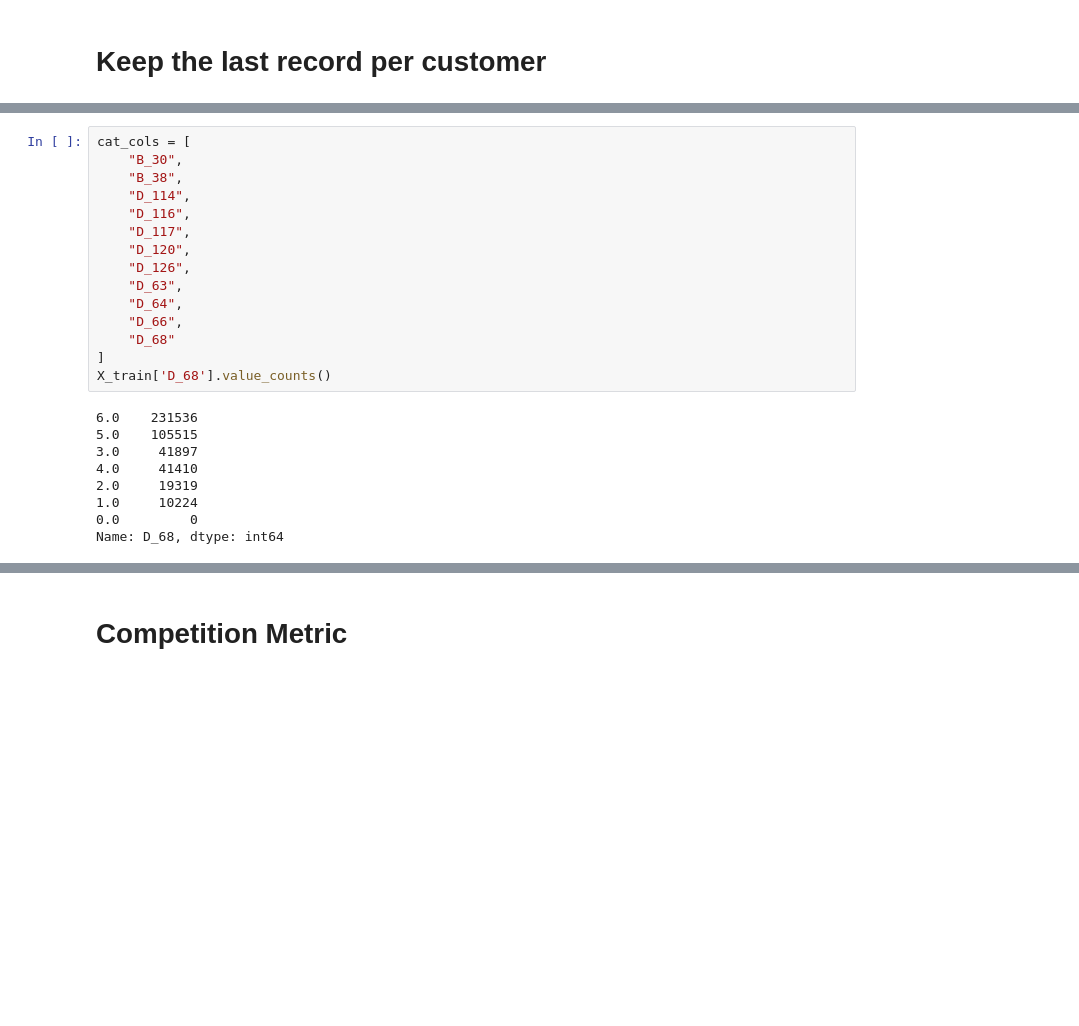
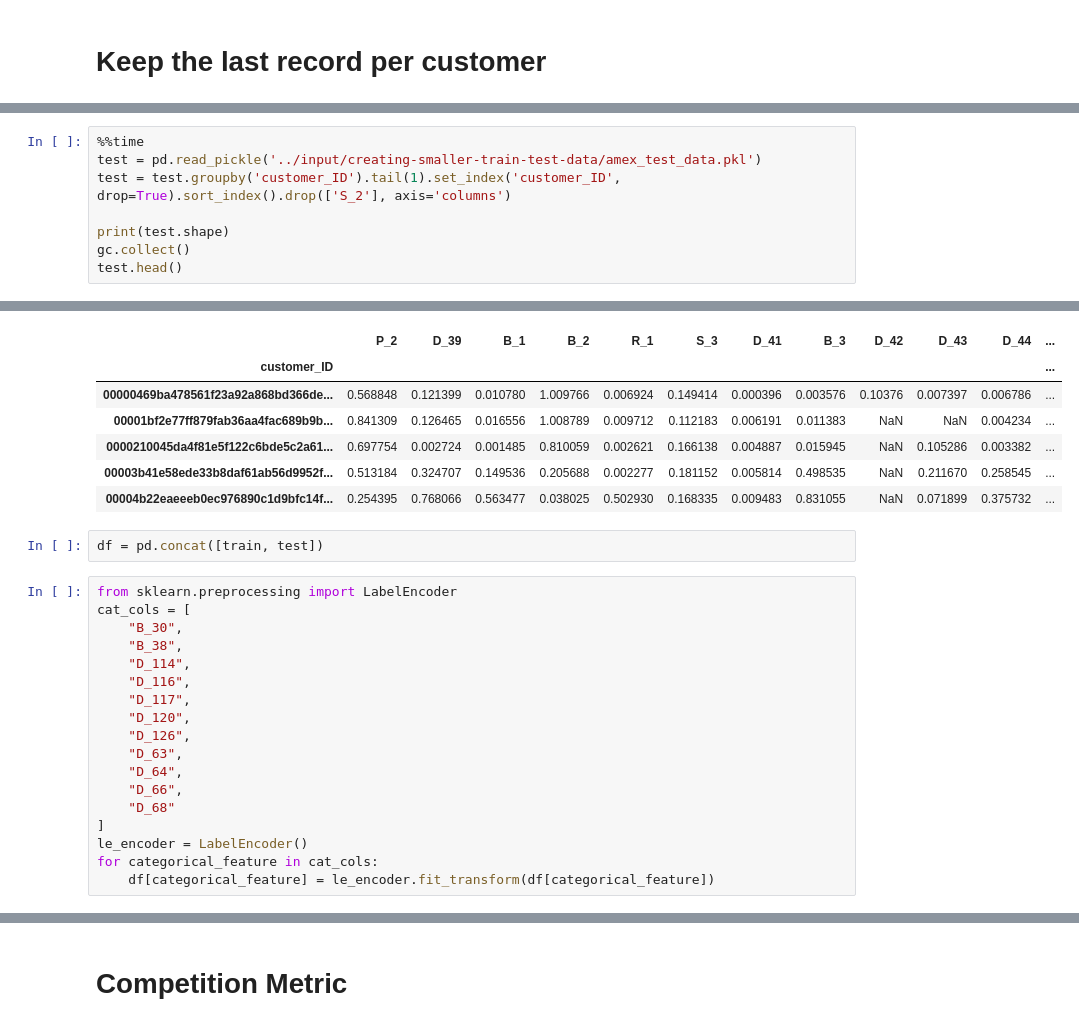
Before and after one commit to nsu1210/Kaggle, a Jupyter notebook: amex-lgbm-last-row-only.ipynb, the cells around one changed output, grey strips where cells are left out. Drawn from its saved outputs; the diff is of its cells as text; blank space fills up the shorter version.

Commit message:
Kaggle Notebook | AMEX lgbm last row only | Version 4

```diff
--- a/amex-lgbm-last-row-only.ipynb
+++ b/amex-lgbm-last-row-only.ipynb
@@ -68,0 +71,9 @@ print(y_train.shape)
+# %%
+%%time
+test = pd.read_pickle('../input/creating-smaller-train-test-data/amex_test_data.pkl')
+test = test.groupby('customer_ID').tail(1).set_index('customer_ID', drop=True).sort_index().drop(['S_2'], axis='columns')
+
+print(test.shape)
+gc.collect()
+test.head()
+# %% [output]
@@ -69,4 +83,14 @@ print(y_train.shape)
+|  | P_2 | D_39 | B_1 | B_2 | R_1 | S_3 | D_41 | B_3 | D_42 | D_43 | D_44 | ... |
+| customer_ID |  |  |  |  |  |  |  |  |  |  |  | ... |
+| 00000469ba478561f23a92a868bd366de... | 0.568848 | 0.121399 | 0.010780 | 1.009766 | 0.006924 | 0.149414 | 0.000396 | 0.003576 | 0.10376 | 0.007397 | 0.006786 | ... |
+| 00001bf2e77ff879fab36aa4fac689b9b... | 0.841309 | 0.126465 | 0.016556 | 1.008789 | 0.009712 | 0.112183 | 0.006191 | 0.011383 | NaN | NaN | 0.004234 | ... |
+| 0000210045da4f81e5f122c6bde5c2a61... | 0.697754 | 0.002724 | 0.001485 | 0.810059 | 0.002621 | 0.166138 | 0.004887 | 0.015945 | NaN | 0.105286 | 0.003382 | ... |
+| 00003b41e58ede33b8daf61ab56d9952f... | 0.513184 | 0.324707 | 0.149536 | 0.205688 | 0.002277 | 0.181152 | 0.005814 | 0.498535 | NaN | 0.211670 | 0.258545 | ... |
+| 00004b22eaeeeb0ec976890c1d9bfc14f... | 0.254395 | 0.768066 | 0.563477 | 0.038025 | 0.502930 | 0.168335 | 0.009483 | 0.831055 | NaN | 0.071899 | 0.375732 | ... |
+# %%
+df = pd.concat([train, test])
 # %%
+from sklearn.preprocessing import LabelEncoder
 cat_cols = [
     "B_30",
     "B_38",
@@ -80,13 +104,6 @@ cat_cols = [
     "D_66",
     "D_68"
 ]
-X_train['D_68'].value_counts()
+le_encoder = LabelEncoder()
+for categorical_feature in cat_cols:
+    df[categorical_feature] = le_encoder.fit_transform(df[categorical_feature])
-# %% [output]
-6.0    231536
-5.0    105515
-3.0     41897
-4.0     41410
-2.0     19319
-1.0     10224
-0.0         0
-Name: D_68, dtype: int64
```
Also changed, not shown: parts of 17 cells of this notebook.
